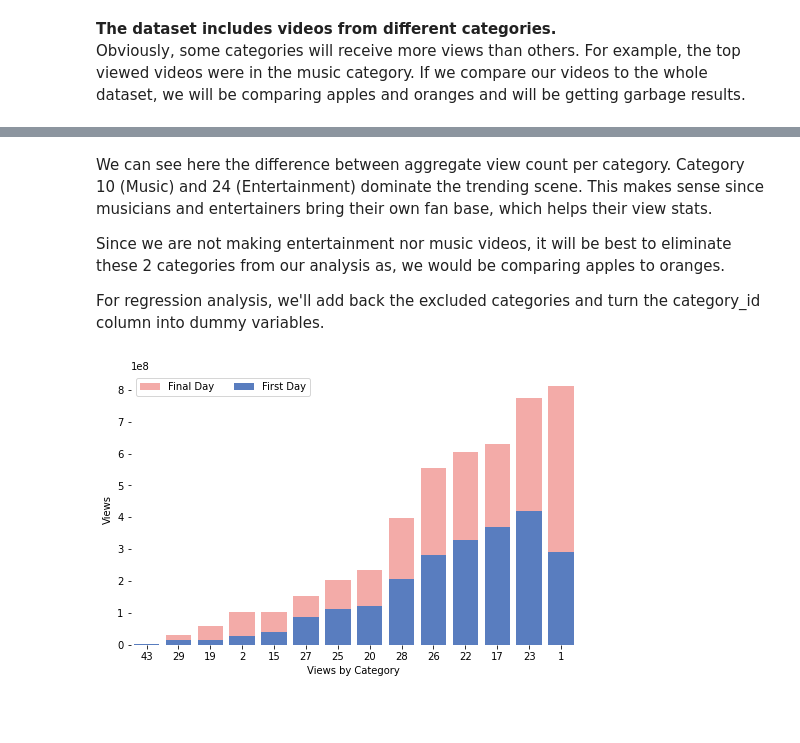
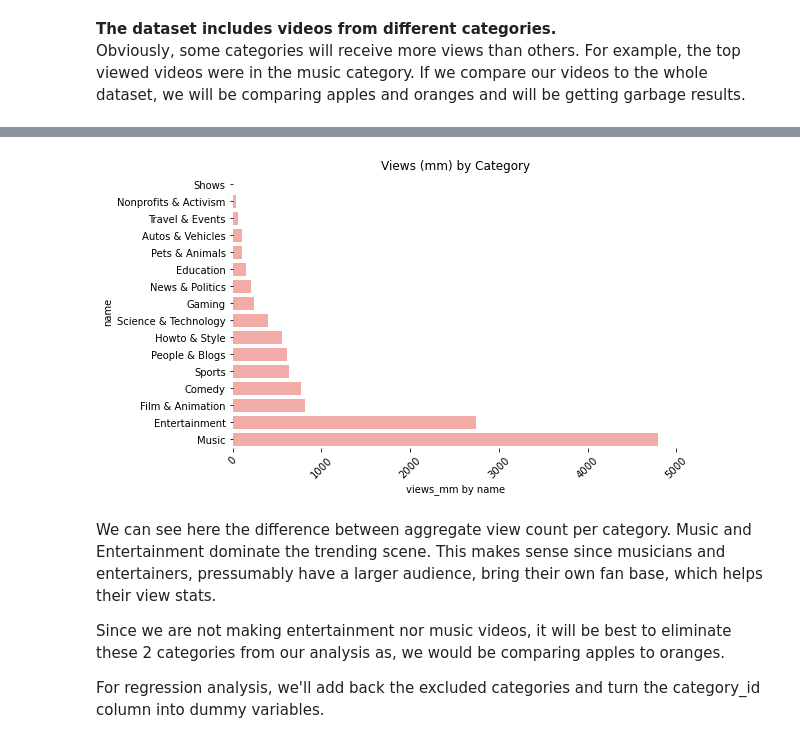
Before and after one commit to christianbm1/ds-ytViews, a Jupyter notebook: Project YouTuber.ipynb, the cells around one changed output, grey strips where cells are left out. Drawn from its saved outputs; the diff is of its cells as text; code cells hidden in the pictures; blank space fills up the shorter version.

```diff
--- a/Project YouTuber.ipynb
+++ b/Project YouTuber.ipynb
@@ -279,12 +307,12 @@ buildBarChart()
+# %%
+buildBarChart('name', 'views_mm', title='Views (mm) by Category', sort='views')
+# %% [output]
+[figure, added]
 # %% [markdown]
-We can see here the difference between aggregate view count per category. Category 10 (Music) and 24 (Entertainment) dominate the trending scene. This makes sense since musicians and entertainers bring their own fan base, which helps their view stats.
+We can see here the difference between aggregate view count per category. Music and Entertainment dominate the trending scene. This makes sense since musicians and entertainers, pressumably have a larger audience, bring their own fan base, which helps their view stats.
 
 Since we are not making entertainment nor music videos, it will be best to eliminate these 2 categories from our analysis as, we would be comparing apples to oranges.
 
 For regression analysis, we'll add back the excluded categories and turn the category_id column into dummy variables.
 # %%
 df_use = df_use[(df_use['category_id'] != 24) & (df_use['category_id'] != 10)]
-# %%
-buildBarChart()
-# %% [output]
-[figure, removed]
```
Also changed, not shown: parts of 35 cells of this notebook.
